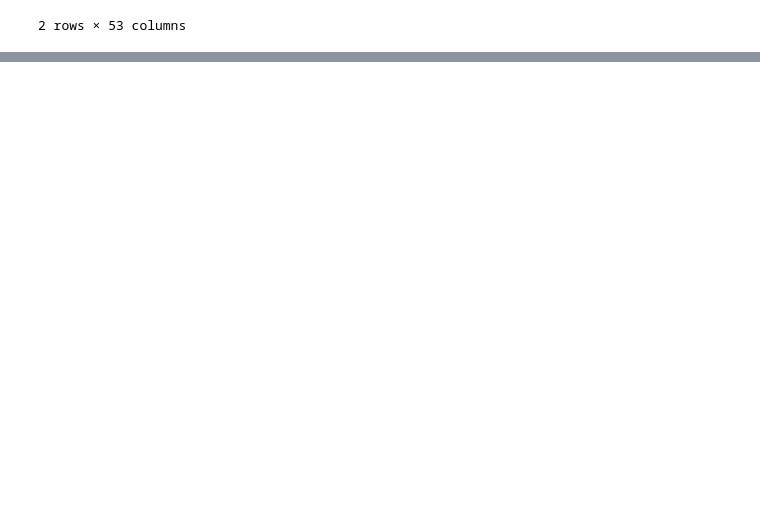
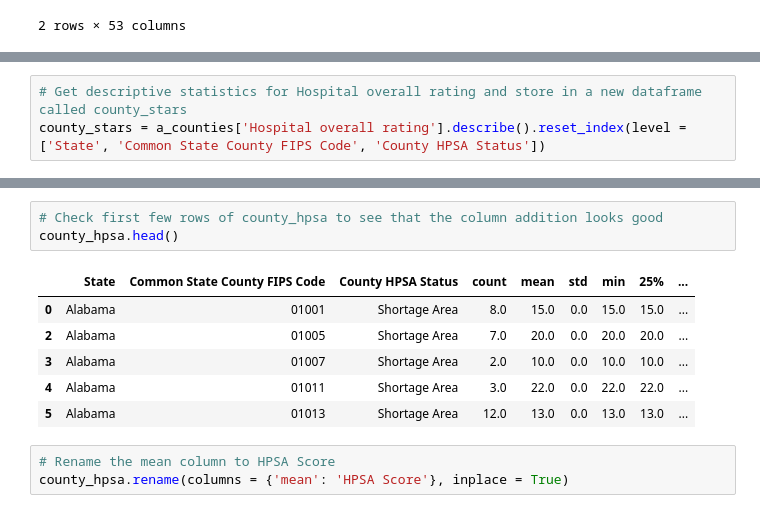
Before and after one commit to valeriemagalong/Healthcare-Shortages, a Jupyter notebook: cms_eda.ipynb, the cells around one changed output, grey strips where cells are left out. Drawn from its saved outputs; the diff is of its cells as text; blank space fills up the shorter version.

```diff
--- a/cms_eda.ipynb
+++ b/cms_eda.ipynb
@@ -749,0 +776,3 @@ hn[hn['Year'] == 2023]
+# %%
+# Get descriptive statistics for Hospital overall rating and store in a new dataframe called county_stars
+county_stars = a_counties['Hospital overall rating'].describe().reset_index(level = ['State', 'Common State County FIPS Code', 'County HPSA Status'])
@@ -749,0 +818,13 @@ hn[hn['Year'] == 2023]
+# %%
+# Check first few rows of county_hpsa to see that the column addition looks good
+county_hpsa.head()
+# %% [output]
+|  | State | Common State County FIPS Code | County HPSA Status | count | mean | std | min | 25% | ... |
+| 0 | Alabama | 01001 | Shortage Area | 8.0 | 15.0 | 0.0 | 15.0 | 15.0 | ... |
+| 2 | Alabama | 01005 | Shortage Area | 7.0 | 20.0 | 0.0 | 20.0 | 20.0 | ... |
+| 3 | Alabama | 01007 | Shortage Area | 2.0 | 10.0 | 0.0 | 10.0 | 10.0 | ... |
+| 4 | Alabama | 01011 | Shortage Area | 3.0 | 22.0 | 0.0 | 22.0 | 22.0 | ... |
+| 5 | Alabama | 01013 | Shortage Area | 12.0 | 13.0 | 0.0 | 13.0 | 13.0 | ... |
+# %%
+# Rename the mean column to HPSA Score
+county_hpsa.rename(columns = {'mean': 'HPSA Score'}, inplace = True)
```
Also changed, not shown: parts of 17 cells of this notebook, 1 other file.
